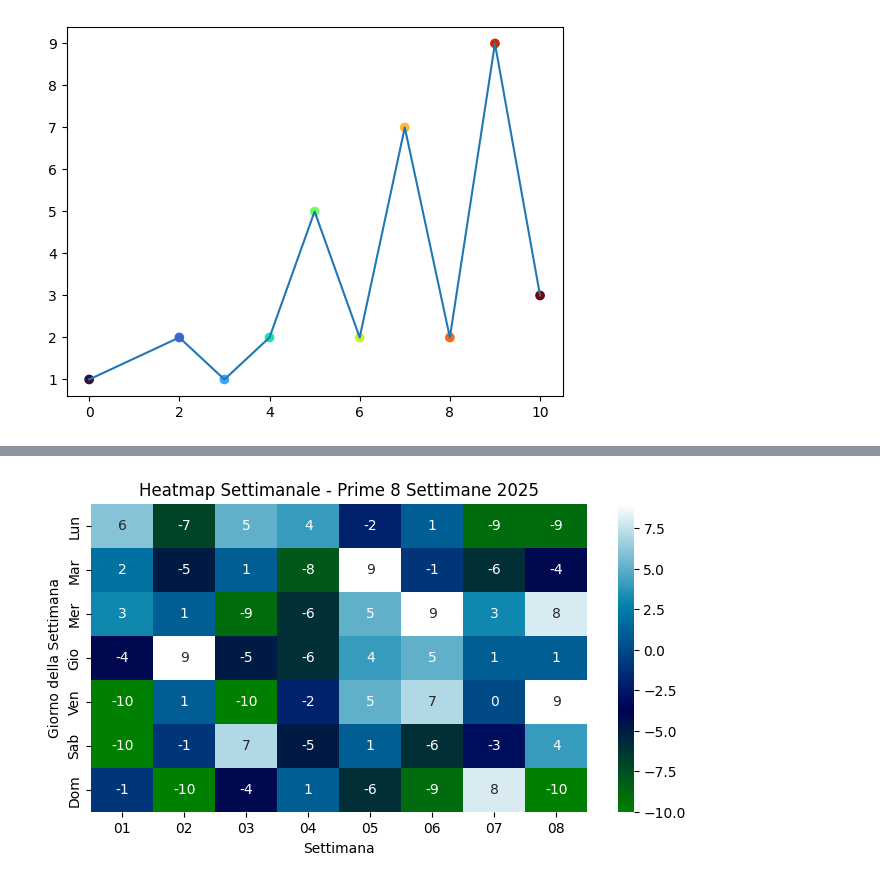
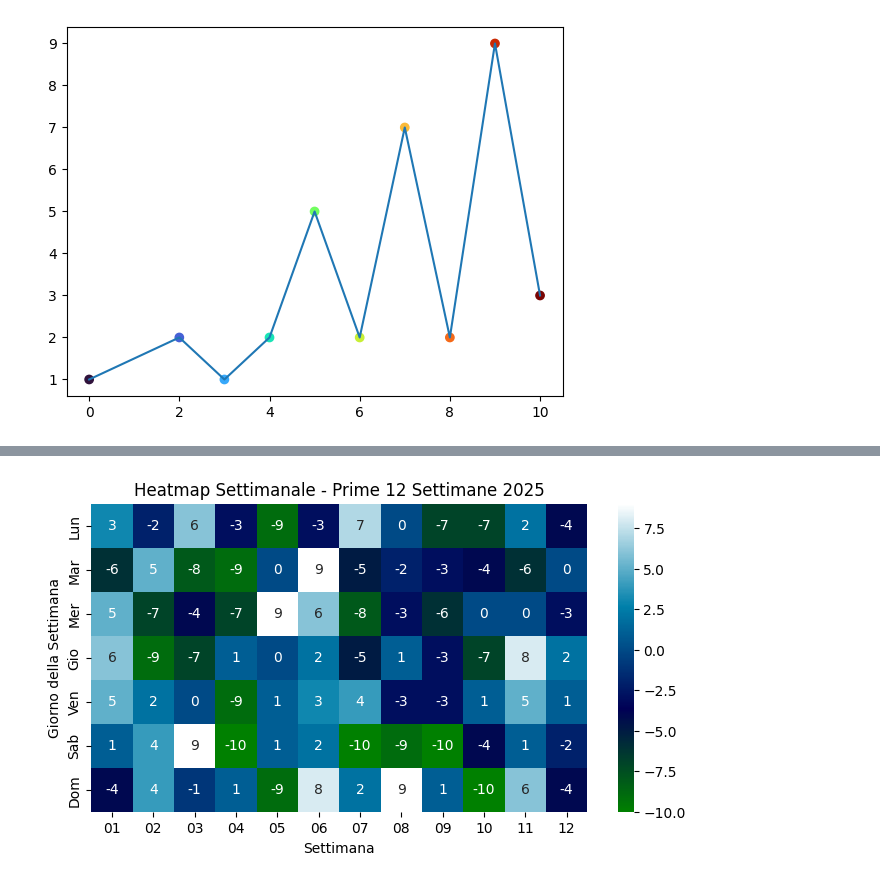
Before and after one commit to marcybon/test_nb, a Jupyter notebook: bestemmie.ipynb, the cells around one changed output, grey strips where cells are left out. Cells and saved outputs as stored; diff of their text form; code cells hidden in the pictures.

```diff
--- a/bestemmie.ipynb
+++ b/bestemmie.ipynb
@@ -573,7 +575,7 @@ import matplotlib.pyplot as plt
 import pandas as pd
 import numpy as np
 
-def crea_heatmap_settimanale(anno, numero_settimane=10):
+def crea_heatmap_settimanale(anno, numero_settimane):
     """
     Crea una heatmap settimanale con Seaborn.
 
@@ -590,32 +592,32 @@ def crea_heatmap_settimanale(anno, numero_settimane=10):
 
     date_settimane = [date_inizio + pd.Timedelta(weeks=i) for i in range(numero_settimane)]
 
     # Prepara i dati per la heatmap
     settimane = []
     giorni_settimana = ['Lun', 'Mar', 'Mer', 'Gio', 'Ven', 'Sab', 'Dom']
     for settimana in date_settimane:
         for giorno in giorni_settimana:
             settimane.append({
                 'Settimana': settimana.strftime('%W'),  # Numero della settimana
                 'Giorno': giorno,
                 'Valore': np.random.randint(-10, 10)  # Valore casuale
             })
     df = pd.DataFrame(settimane)
 
     # Pivot per creare la matrice per la heatmap
     df_pivot = df.pivot(index='Giorno', columns='Settimana', values='Valore')
     # Ordina i giorni della settimana
     df_pivot = df_pivot.reindex(giorni_settimana)
 
     # Crea la heatmap
     plt.figure(figsize=(8, 4))
     sns.heatmap(df_pivot, annot=True, cmap='ocean', fmt='d')  # cmap='viridis' per colori casuali
     plt.title(f'Heatmap Settimanale - Prime {numero_settimane} Settimane {anno}')
     plt.xlabel('Settimana')
     plt.ylabel('Giorno della Settimana')
     plt.show()
 
 # Esempio di utilizzo:
-crea_heatmap_settimanale(2025, 8)  # Heatmap per le prime 10 settimane del 2025
+crea_heatmap_settimanale(2025, 12)  # Heatmap per le prime x settimane del 2025
 # %% [output]
-[figure, old version]
+[figure, new version]
```
Also changed, not shown: parts of 8 cells of this notebook.
